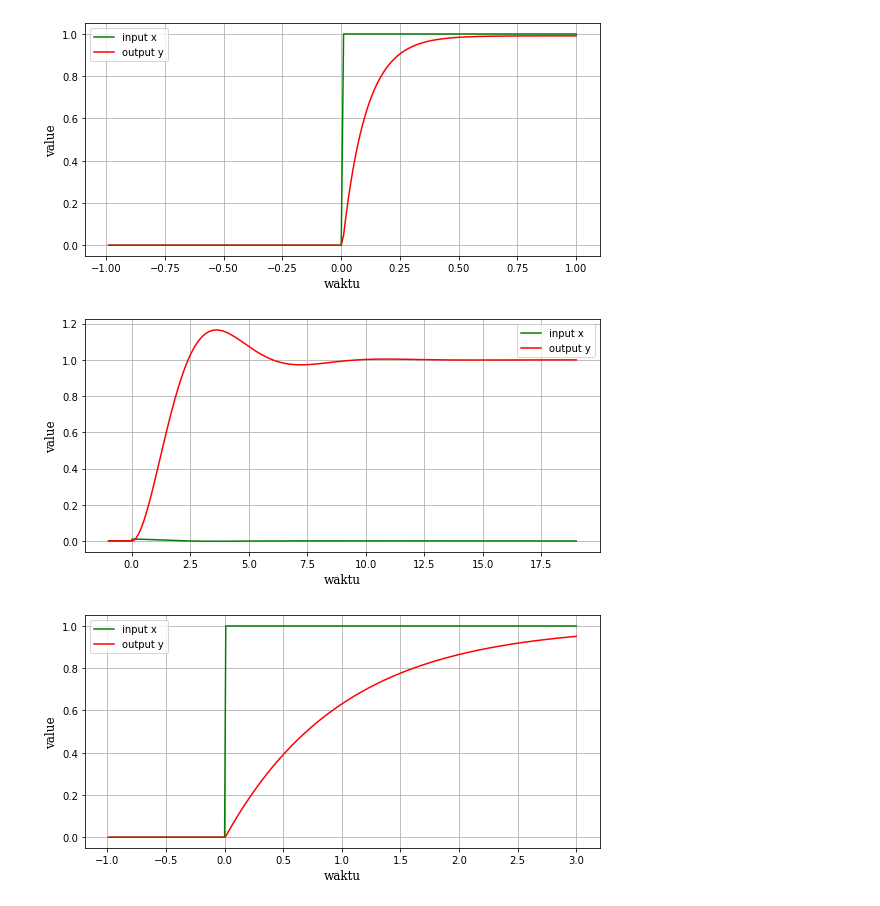
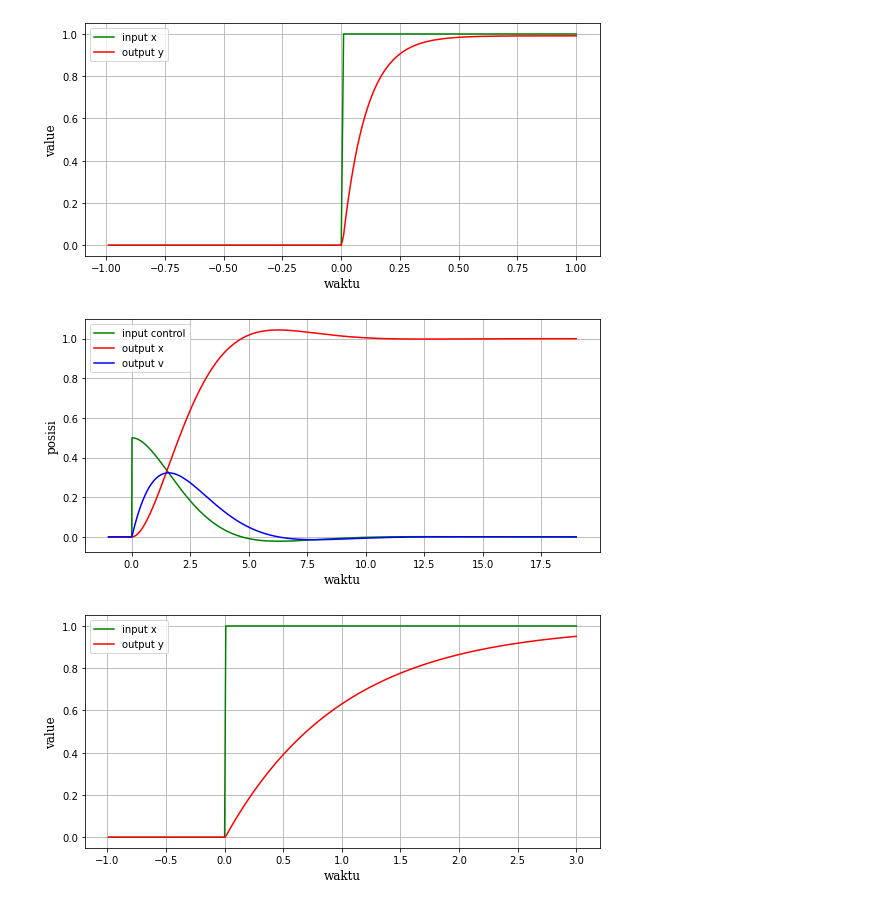
Before and after one commit to waskita/embedded, a Jupyter notebook: hil/cli/bilinear-simulasi.ipynb, the cells around one changed output. Cells and saved outputs as stored; diff of their text form; code cells hidden in the pictures.

```diff
--- a/hil/cli/bilinear-simulasi.ipynb
+++ b/hil/cli/bilinear-simulasi.ipynb
@@ -54,27 +54,28 @@ fig.savefig("blt-sinusoidal.jpg", format="jpg",dpi=65)
 import pandas as pd
 
 df = pd.read_csv('../desktop-lpf/win10-filter.csv')
-df = pd.read_csv('../desktop-simulasi/win10-filter.csv')
+df = pd.read_csv('../desktop-simulasi/win10-simulasi.csv')
 #print(df.to_string())
 # %%
 fig = plt.figure(figsize=(8,4))
 gs = gridspec.GridSpec(1,1)
 ax1 = fig.add_subplot(gs[0])
 
-ax1.plot(df['t'],df['xn'],"g-",label="input x")
-ax1.plot(df['t'],df['posisi'],"r-",label="output y")
+ax1.plot(df['t'],df['control'],"g-",label="input control")
+ax1.plot(df['t'],df['x'],"r-",label="output x")
+ax1.plot(df['t'],df['v'],"b-",label="output v")
 ax1.set_xlabel("waktu",family="serif",  fontsize=12)
-ax1.set_ylabel("value",family="serif",  fontsize=12)
+ax1.set_ylabel("posisi",family="serif",  fontsize=12)
 ax1.legend(loc='best')
 #ax2.legend(loc='best')
 
 fig.tight_layout()
 #plt.ylim([0, 2])
 #plt.xlim([0, 1])
 plt.grid(True)
 fig.savefig("blt-sinusoidal-c.jpg", format="jpg",dpi=65)
 # %% [output]
-[figure, old version]
+[figure, new version]
 # %%
 #versi untuk time constant = 1
 t=-1 # start time at -1
```
Also changed, not shown: 2 other files.
